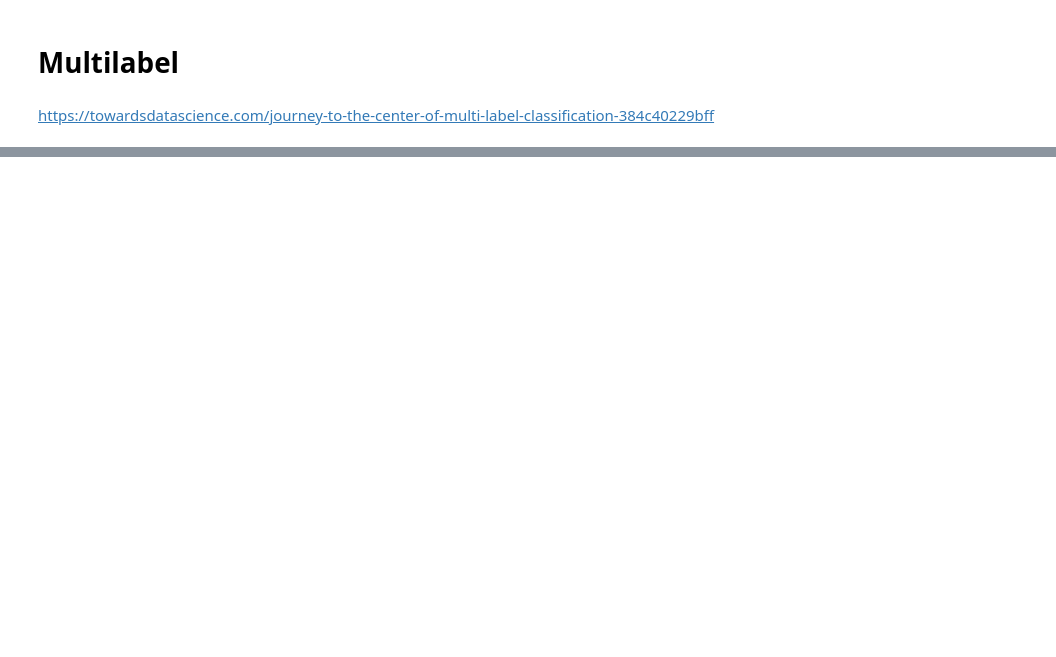
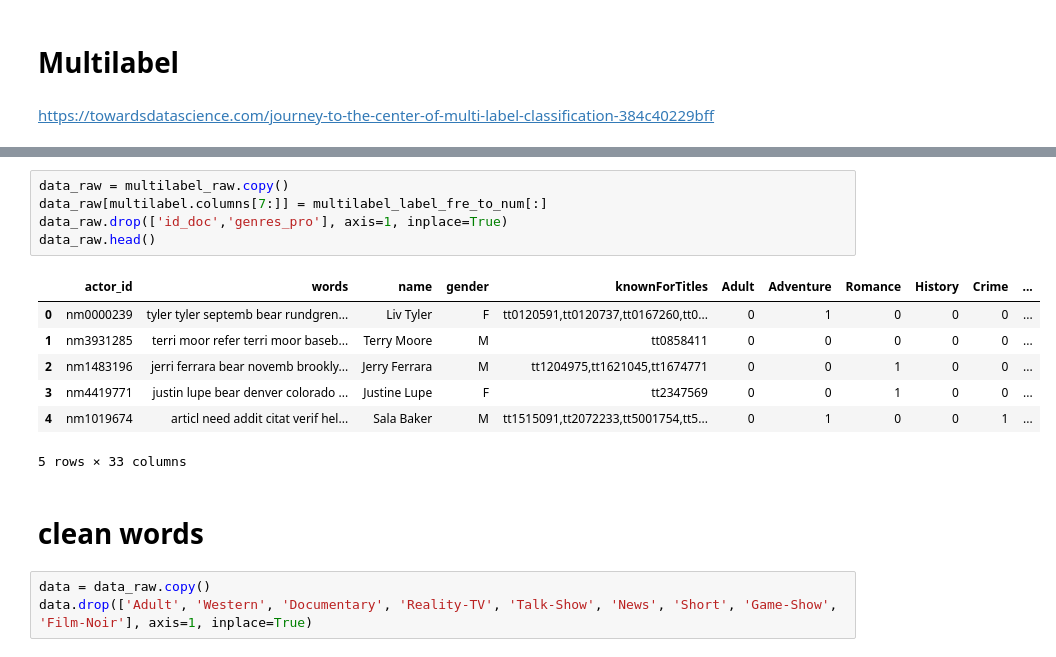
Before and after one commit to LuWang-zishuijing/ResumeClassifier, a Jupyter notebook: multilabel_classification.ipynb, the cells around one changed output, grey strips where cells are left out. Cells and saved outputs as stored; diff of their text form; blank space fills up the shorter version.

```diff
--- a/multilabel_classification.ipynb
+++ b/multilabel_classification.ipynb
@@ -36,0 +135,18 @@ actors_vs_8743_lables_v2_6405.gender.value_counts()
+# %%
+data_raw = multilabel_raw.copy()
+data_raw[multilabel.columns[7:]] = multilabel_label_fre_to_num[:]
+data_raw.drop(['id_doc','genres_pro'], axis=1, inplace=True)
+data_raw.head()
+# %% [output]
+|  | actor_id | words | name | gender | knownForTitles | Adult | Adventure | Romance | History | Crime | ... |
+| 0 | nm0000239 | tyler tyler septemb bear rundgren... | Liv Tyler | F | tt0120591,tt0120737,tt0167260,tt0... | 0 | 1 | 0 | 0 | 0 | ... |
+| 1 | nm3931285 | terri moor refer terri moor baseb... | Terry Moore | M | tt0858411 | 0 | 0 | 0 | 0 | 0 | ... |
+| 2 | nm1483196 | jerri ferrara bear novemb brookly... | Jerry Ferrara | M | tt1204975,tt1621045,tt1674771 | 0 | 0 | 1 | 0 | 0 | ... |
+| 3 | nm4419771 | justin lupe bear denver colorado ... | Justine Lupe | F | tt2347569 | 0 | 0 | 1 | 0 | 0 | ... |
+| 4 | nm1019674 | articl need addit citat verif hel... | Sala Baker | M | tt1515091,tt2072233,tt5001754,tt5... | 0 | 1 | 0 | 0 | 1 | ... |
+5 rows × 33 columns
+# %% [markdown]
+# clean words
+# %%
+data = data_raw.copy()
+data.drop(['Adult', 'Western', 'Documentary', 'Reality-TV', 'Talk-Show', 'News', 'Short', 'Game-Show', 'Film-Noir'], axis=1, inplace=True)
```
Also changed, not shown: parts of 23 cells of this notebook, 6 other files.
